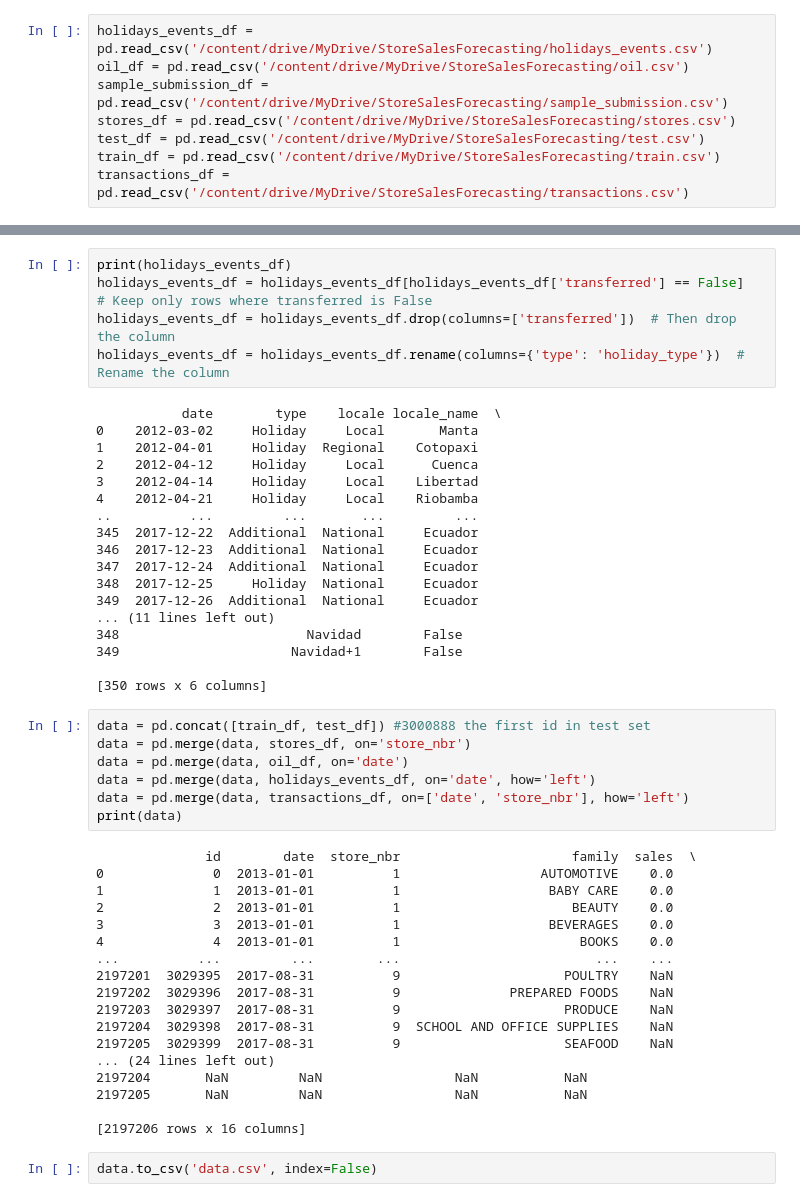
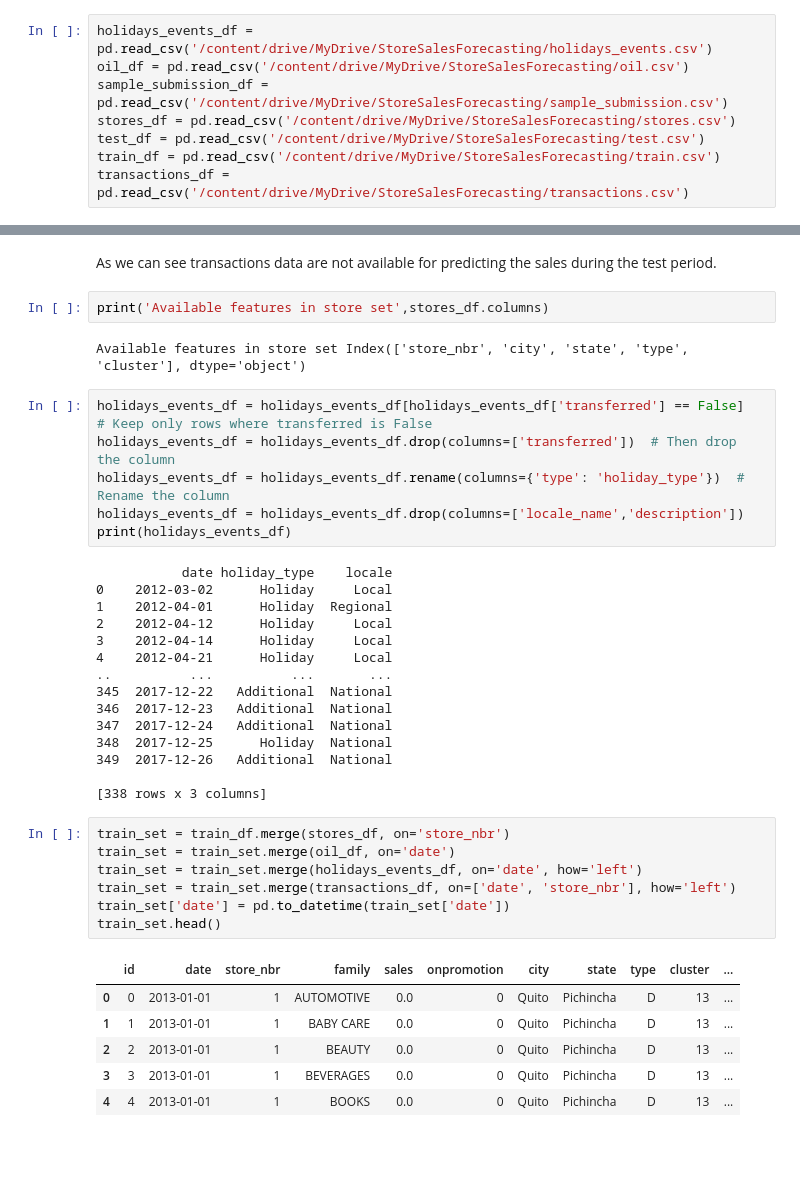
Before and after one commit to geopan2000/Store-Sales-Forecasting, a Jupyter notebook: StoreSalesForecasting.ipynb, the cells around one changed output, grey strips where cells are left out. Cells and saved outputs as stored; diff of their text form; blank space fills up the shorter version.

```diff
--- a/StoreSalesForecasting.ipynb
+++ b/StoreSalesForecasting.ipynb
@@ -122,50 +52,41 @@ print(transactions_df)
+# %% [markdown]
+As we can see transactions data are not available for predicting the sales during the test period.
+# %%
+print('Available features in store set',stores_df.columns)
+# %% [output]
+Available features in store set Index(['store_nbr', 'city', 'state', 'type', 'cluster'], dtype='object')
 # %%
-print(holidays_events_df)
 holidays_events_df = holidays_events_df[holidays_events_df['transferred'] == False]  # Keep only rows where transferred is False
 holidays_events_df = holidays_events_df.drop(columns=['transferred'])  # Then drop the column
 holidays_events_df = holidays_events_df.rename(columns={'type': 'holiday_type'})  # Rename the column
+holidays_events_df = holidays_events_df.drop(columns=['locale_name','description'])
+print(holidays_events_df)
 # %% [output]
-           date        type    locale locale_name  \
-0    2012-03-02     Holiday     Local       Manta
-1    2012-04-01     Holiday  Regional    Cotopaxi
-2    2012-04-12     Holiday     Local      Cuenca
-3    2012-04-14     Holiday     Local    Libertad
-4    2012-04-21     Holiday     Local    Riobamba
-..          ...         ...       ...         ...
-345  2017-12-22  Additional  National     Ecuador
-346  2017-12-23  Additional  National     Ecuador
-347  2017-12-24  Additional  National     Ecuador
-348  2017-12-25     Holiday  National     Ecuador
-349  2017-12-26  Additional  National     Ecuador
-... (11 lines left out)
-348                        Navidad        False
-349                      Navidad+1        False
+           date holiday_type    locale
+0    2012-03-02      Holiday     Local
+1    2012-04-01      Holiday  Regional
+2    2012-04-12      Holiday     Local
+3    2012-04-14      Holiday     Local
+4    2012-04-21      Holiday     Local
+..          ...          ...       ...
+345  2017-12-22   Additional  National
+346  2017-12-23   Additional  National
+347  2017-12-24   Additional  National
+348  2017-12-25      Holiday  National
+349  2017-12-26   Additional  National
 
-[350 rows x 6 columns]
+[338 rows x 3 columns]
 # %%
-data = pd.concat([train_df, test_df]) #3000888 the first id in test set
-data = pd.merge(data, stores_df, on='store_nbr')
-data = pd.merge(data, oil_df, on='date')
-data = pd.merge(data, holidays_events_df, on='date', how='left')
-data = pd.merge(data, transactions_df, on=['date', 'store_nbr'], how='left')
-print(data)
+train_set = train_df.merge(stores_df, on='store_nbr')
+train_set = train_set.merge(oil_df, on='date')
+train_set = train_set.merge(holidays_events_df, on='date', how='left')
+train_set = train_set.merge(transactions_df, on=['date', 'store_nbr'], how='left')
+train_set['date'] = pd.to_datetime(train_set['date'])
+train_set.head()
 # %% [output]
-              id        date  store_nbr                      family  sales  \
-0              0  2013-01-01          1                  AUTOMOTIVE    0.0
-1              1  2013-01-01          1                   BABY CARE    0.0
-2              2  2013-01-01          1                      BEAUTY    0.0
-3              3  2013-01-01          1                   BEVERAGES    0.0
-4              4  2013-01-01          1                       BOOKS    0.0
-...          ...         ...        ...                         ...    ...
-2197201  3029395  2017-08-31          9                     POULTRY    NaN
-2197202  3029396  2017-08-31          9              PREPARED FOODS    NaN
-2197203  3029397  2017-08-31          9                     PRODUCE    NaN
-2197204  3029398  2017-08-31          9  SCHOOL AND OFFICE SUPPLIES    NaN
-2197205  3029399  2017-08-31          9                     SEAFOOD    NaN
-... (24 lines left out)
-2197204       NaN         NaN                 NaN           NaN
-2197205       NaN         NaN                 NaN           NaN
-
-[2197206 rows x 16 columns]
+|  | id | date | store_nbr | family | sales | onpromotion | city | state | type | cluster | ... |
+| 0 | 0 | 2013-01-01 | 1 | AUTOMOTIVE | 0.0 | 0 | Quito | Pichincha | D | 13 | ... |
+| 1 | 1 | 2013-01-01 | 1 | BABY CARE | 0.0 | 0 | Quito | Pichincha | D | 13 | ... |
+| 2 | 2 | 2013-01-01 | 1 | BEAUTY | 0.0 | 0 | Quito | Pichincha | D | 13 | ... |
+| 3 | 3 | 2013-01-01 | 1 | BEVERAGES | 0.0 | 0 | Quito | Pichincha | D | 13 | ... |
+| 4 | 4 | 2013-01-01 | 1 | BOOKS | 0.0 | 0 | Quito | Pichincha | D | 13 | ... |
-# %%
-data.to_csv('data.csv', index=False)
```
Also changed, not shown: parts of 10 cells of this notebook.
